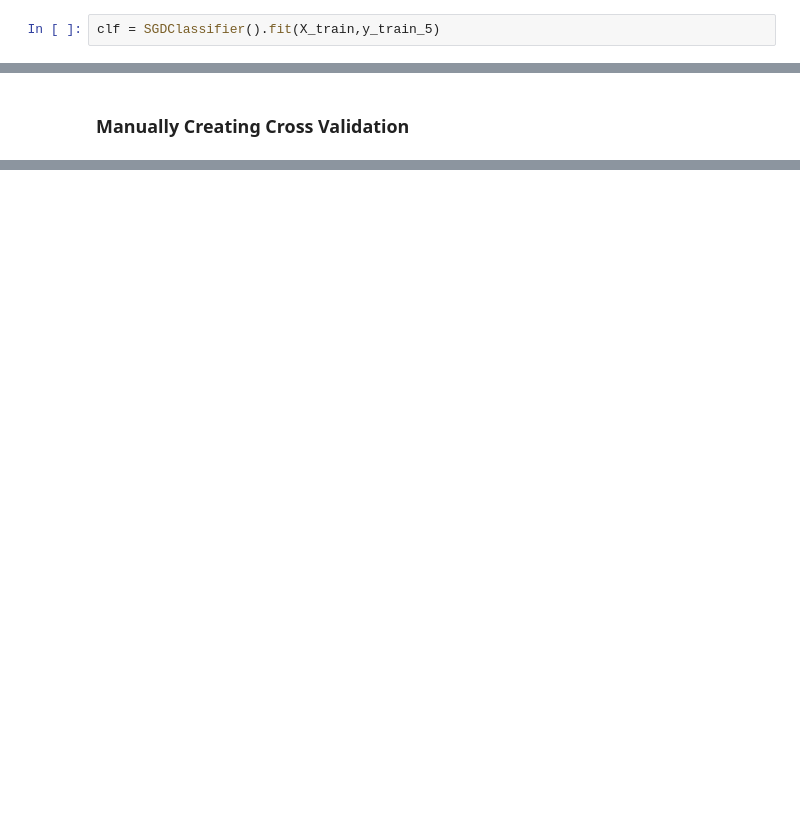
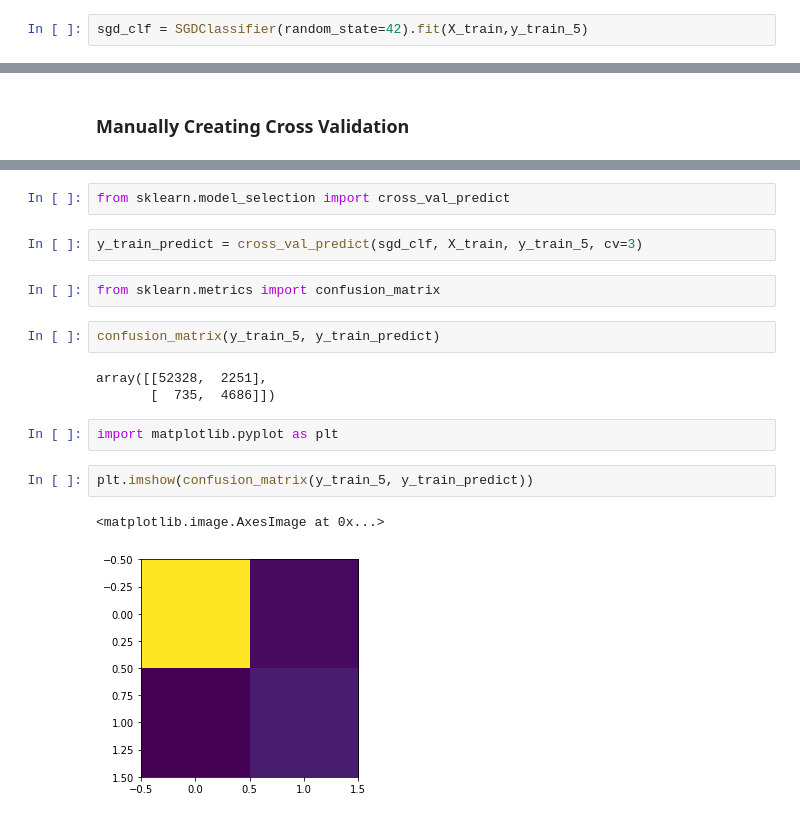
Before and after one commit to fjcamillo/Hands-On-Machine-Learning-with-Scikit-Learn-and-Tensorflow-Notes, a Jupyter notebook: Chapter 3.ipynb, the cells around one changed output, grey strips where cells are left out. Saved outputs shown, nothing was run; the diff lists cells and outputs as text; blank space fills up the shorter version.

```diff
--- a/Chapter 3.ipynb
+++ b/Chapter 3.ipynb
@@ -74,5 +74,5 @@ array([False, False, False, ..., False, False, False], dtype=bool)
 # %%
 from sklearn.linear_model import SGDClassifier
 # %%
-clf = SGDClassifier().fit(X_train,y_train_5)
+sgd_clf = SGDClassifier(random_state=42).fit(X_train,y_train_5)
 # %%
@@ -85,0 +135,18 @@ from sklearn.
+# %%
+from sklearn.model_selection import cross_val_predict
+# %%
+y_train_predict = cross_val_predict(sgd_clf, X_train, y_train_5, cv=3)
+# %%
+from sklearn.metrics import confusion_matrix
+# %%
+confusion_matrix(y_train_5, y_train_predict)
+# %% [output]
+array([[52328,  2251],
+       [  735,  4686]])
+# %%
+import matplotlib.pyplot as plt
+# %%
+plt.imshow(confusion_matrix(y_train_5, y_train_predict))
+# %% [output]
+<matplotlib.image.AxesImage at 0x...>
+[figure, added]
```
Also changed, not shown: parts of 90 cells of this notebook, 3 other files.
